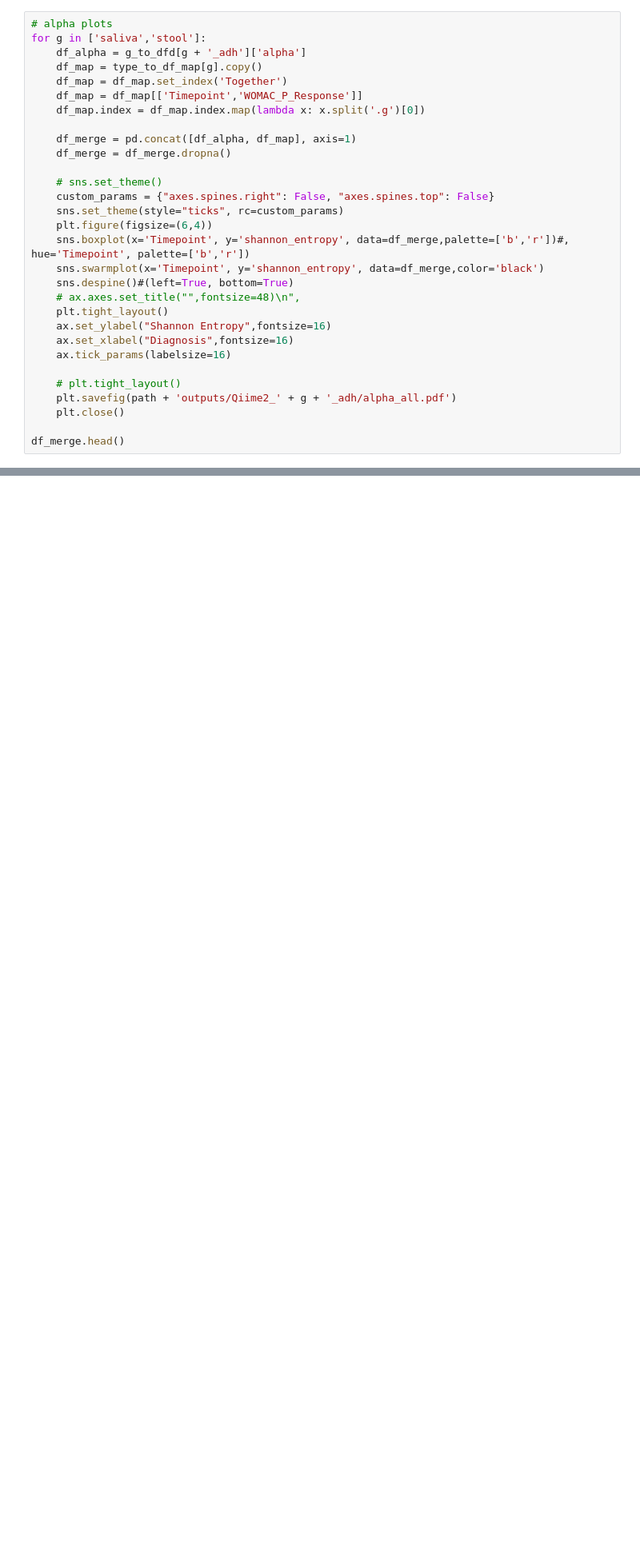
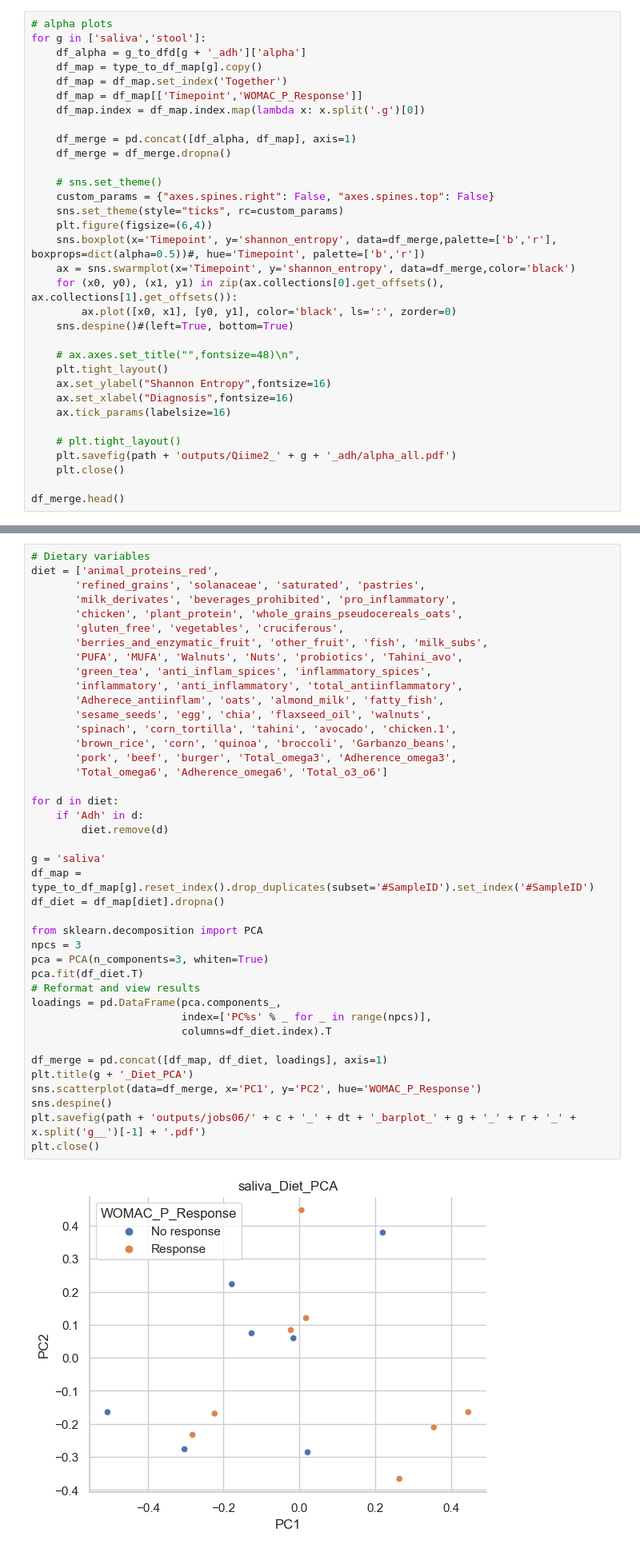
Before and after one commit to kbpi314/oa, a Jupyter notebook: code/oa_v4.ipynb, the cells around one changed output, grey strips where cells are left out. Shown: that part at 80% size. Saved outputs shown, nothing was run; the diff lists cells and outputs as text; blank space fills up the shorter version.

```diff
--- a/code/oa_v4.ipynb
+++ b/code/oa_v4.ipynb
@@ -834,9 +847,12 @@ for g in ['saliva','stool']:
     custom_params = {"axes.spines.right": False, "axes.spines.top": False}
     sns.set_theme(style="ticks", rc=custom_params)
     plt.figure(figsize=(6,4))
-    sns.boxplot(x='Timepoint', y='shannon_entropy', data=df_merge,palette=['b','r'])#, hue='Timepoint', palette=['b','r'])
-    sns.swarmplot(x='Timepoint', y='shannon_entropy', data=df_merge,color='black')
+    sns.boxplot(x='Timepoint', y='shannon_entropy', data=df_merge,palette=['b','r'], boxprops=dict(alpha=0.5))#, hue='Timepoint', palette=['b','r'])
+    ax = sns.swarmplot(x='Timepoint', y='shannon_entropy', data=df_merge,color='black')
+    for (x0, y0), (x1, y1) in zip(ax.collections[0].get_offsets(), ax.collections[1].get_offsets()):
+        ax.plot([x0, x1], [y0, y1], color='black', ls=':', zorder=0)
     sns.despine()#(left=True, bottom=True)
+
     # ax.axes.set_title("",fontsize=48)\n",
     plt.tight_layout()
     ax.set_ylabel("Shannon Entropy",fontsize=16)
@@ -1053,0 +1076,43 @@ gt_to_path[g][t].head()
+# %%
+# Dietary variables
+diet = ['animal_proteins_red',
+       'refined_grains', 'solanaceae', 'saturated', 'pastries',
+       'milk_derivates', 'beverages_prohibited', 'pro_inflammatory',
+       'chicken', 'plant_protein', 'whole_grains_pseudocereals_oats',
+       'gluten_free', 'vegetables', 'cruciferous',
+       'berries_and_enzymatic_fruit', 'other_fruit', 'fish', 'milk_subs',
+       'PUFA', 'MUFA', 'Walnuts', 'Nuts', 'probiotics', 'Tahini_avo',
+       'green_tea', 'anti_inflam_spices', 'inflammatory_spices',
+       'inflammatory', 'anti_inflammatory', 'total_antiinflammatory',
+       'Adherece_antiinflam', 'oats', 'almond_milk', 'fatty_fish',
+       'sesame_seeds', 'egg', 'chia', 'flaxseed_oil', 'walnuts',
+       'spinach', 'corn_tortilla', 'tahini', 'avocado', 'chicken.1',
+       'brown_rice', 'corn', 'quinoa', 'broccoli', 'Garbanzo_beans',
+       'pork', 'beef', 'burger', 'Total_omega3', 'Adherence_omega3',
+       'Total_omega6', 'Adherence_omega6', 'Total_o3_o6']
+
+for d in diet:
+    if 'Adh' in d:
+        diet.remove(d)
+
+g = 'saliva'
+df_map = type_to_df_map[g].reset_index().drop_duplicates(subset='#SampleID').set_index('#SampleID')
+df_diet = df_map[diet].dropna()
+
+from sklearn.decomposition import PCA
+npcs = 3
+pca = PCA(n_components=3, whiten=True)
+pca.fit(df_diet.T)
+# Reformat and view results
+loadings = pd.DataFrame(pca.components_,
+                        index=['PC%s' % _ for _ in range(npcs)],
+                        columns=df_diet.index).T
+
+df_merge = pd.concat([df_map, df_diet, loadings], axis=1)
+plt.title(g + '_Diet_PCA')
+sns.scatterplot(data=df_merge, x='PC1', y='PC2', hue='WOMAC_P_Response')
+sns.despine()
+plt.savefig(path + 'outputs/jobs06/' + c + '_' + dt + '_barplot_' + g + '_' + r + '_' + x.split('g__')[-1] + '.pdf')
+plt.close()
+# %% [output]
+[figure, added]
```
Also changed, not shown: parts of 31 cells of this notebook.
